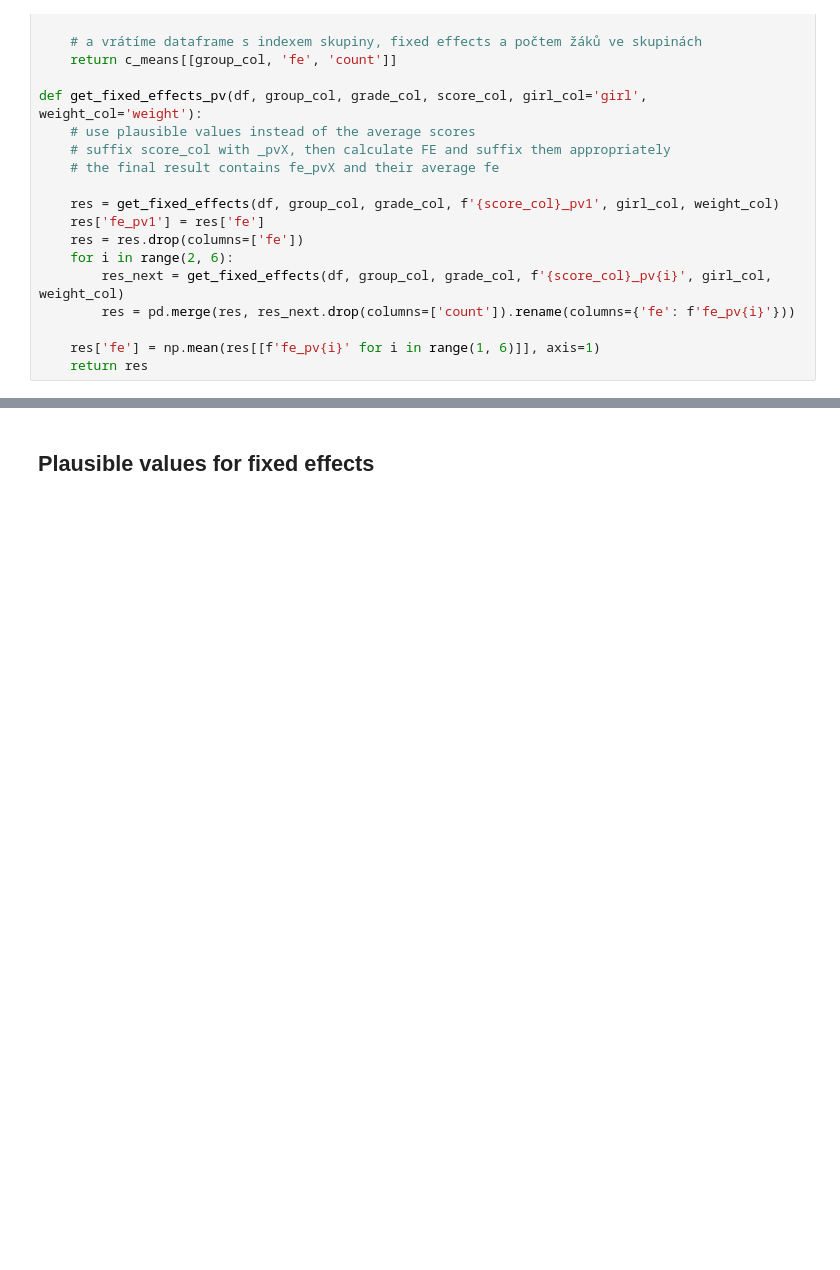
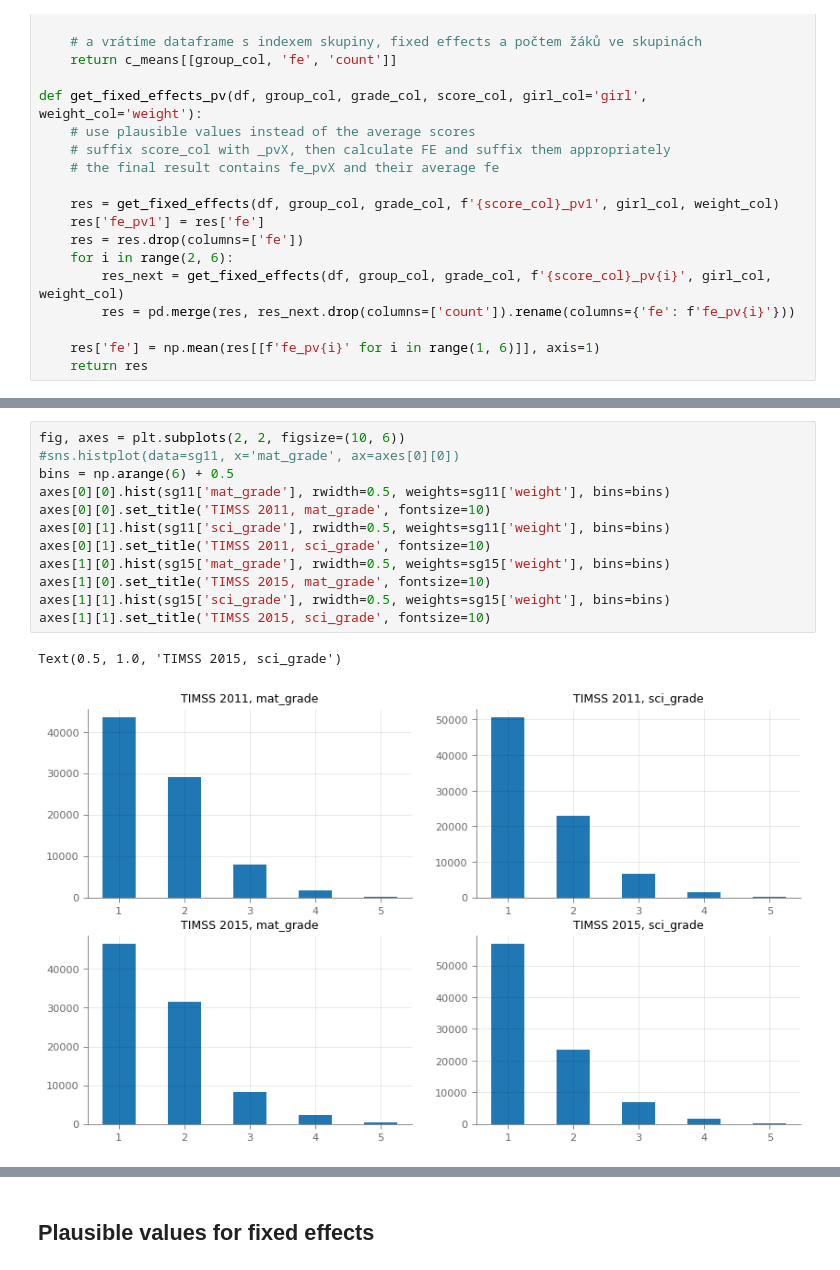
Before and after one commit to protivinsky/idea, a Jupyter notebook: 2021-09-23_plausible-values.ipynb, the cells around one changed output, grey strips where cells are left out. Cells and saved outputs as stored; diff of their text form; blank space fills up the shorter version.

```diff
--- a/2021-09-23_plausible-values.ipynb
+++ b/2021-09-23_plausible-values.ipynb
@@ -199,0 +273,15 @@ def get_fixed_effects_pv(df, group_col, grade_col, score_col, girl_col='girl', w
+# %%
+fig, axes = plt.subplots(2, 2, figsize=(10, 6))
+#sns.histplot(data=sg11, x='mat_grade', ax=axes[0][0])
+bins = np.arange(6) + 0.5
+axes[0][0].hist(sg11['mat_grade'], rwidth=0.5, weights=sg11['weight'], bins=bins)
+axes[0][0].set_title('TIMSS 2011, mat_grade', fontsize=10)
+axes[0][1].hist(sg11['sci_grade'], rwidth=0.5, weights=sg11['weight'], bins=bins)
+axes[0][1].set_title('TIMSS 2011, sci_grade', fontsize=10)
+axes[1][0].hist(sg15['mat_grade'], rwidth=0.5, weights=sg15['weight'], bins=bins)
+axes[1][0].set_title('TIMSS 2015, mat_grade', fontsize=10)
+axes[1][1].hist(sg15['sci_grade'], rwidth=0.5, weights=sg15['weight'], bins=bins)
+axes[1][1].set_title('TIMSS 2015, sci_grade', fontsize=10)
+# %% [output]
+Text(0.5, 1.0, 'TIMSS 2015, sci_grade')
+[figure, added]
```
Also changed, not shown: parts of 17 cells of this notebook.
